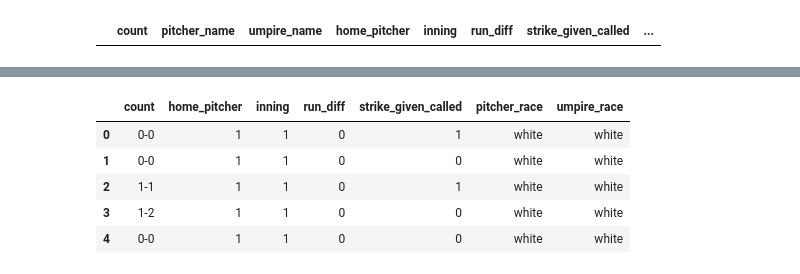
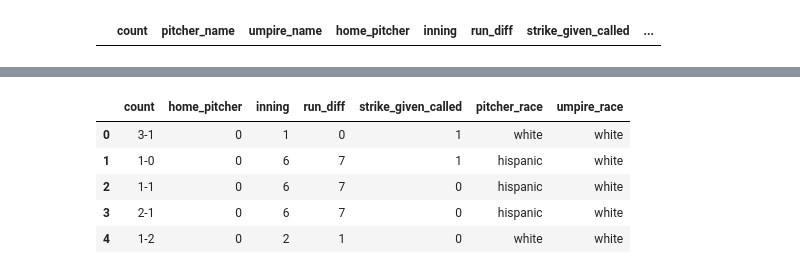
Before and after one commit to AshleyMcGee/MLB, a Jupyter notebook: merge_dataframes.ipynb, the cells around one changed output, grey strips where cells are left out. Cells and saved outputs as stored; diff of their text form; code cells hidden in the pictures.

Commit message:
Updated merge notebook to output new file

```diff
--- a/merge_dataframes.ipynb
+++ b/merge_dataframes.ipynb
@@ -225,7 +225,7 @@ False
 ### Merge with umpire data to get umpire race
 # %%
 # Load umpire data
-umpire_df = pd.read_csv("umpire_race.csv")
+umpire_df = pd.read_csv("data/umpire_race.csv")
 umpire_df.head()
 # %% [output]
 |  | Unnamed: 0 | umpire_name | umpire_race |
@@ -276,6 +276,3 @@ merge2_df.head()
 merge2_df[merge2_df.umpire_race.isna()]
 # %% [output]
 |  | count | pitcher_name | umpire_name | home_pitcher | inning | run_diff | strike_given_called | ... |
-# %%
-# Finally, drop extra columns and convert strike_given_called to 1 or 0 to save space
-merge2_df = merge2_df.drop(columns=['pitcher_name', 'umpire_name'])
@@ -283,0 +283,21 @@ merge2_df.strike_given_called = merge2_df.strike_given_called.apply(int)
+# %%
+# Obfuscate umpire names for future use
+# Drop pitcher names
+umpire_names = merge2_df.umpire_name.unique()
+perm = np.random.permutation(len(umpire_names))
+obf = {x: perm[i] for i,x in enumerate(umpire_names)}
+merge2_df.umpire_name = merge2_df.umpire_name.apply(lambda x: obf[x])
+
+# Order the data so that randomized umpire ids are in ascending order
+merge2_df = merge2_df.sort_values(by=['umpire_name'])
+
+# Remove the pitcher names
+merge2_df = merge2_df.drop(columns=['pitcher_name'])
+
+# Reset index
+merge2_df = merge2_df.reset_index(drop=True)
+
+# Convert strike_given_called to integer to save storage space
+merge2_df.strike_given_called = merge2_df.strike_given_called.apply(int)
+
+merge2_df.head()
@@ -284,11 +313,14 @@ merge2_df.strike_given_called = merge2_df.strike_given_called.apply(int)
+# %%
+# Drop extra column, prepare to write to file for original analysis notebook
+merge3_df = merge2_df.drop(columns=['umpire_name'])
 # %%
-merge2_df.head()
+merge3_df.head()
 # %% [output]
 |  | count | home_pitcher | inning | run_diff | strike_given_called | pitcher_race | umpire_race |
-| 0 | 0-0 | 1 | 1 | 0 | 1 | white | white |
-| 1 | 0-0 | 1 | 1 | 0 | 0 | white | white |
-| 2 | 1-1 | 1 | 1 | 0 | 1 | white | white |
-| 3 | 1-2 | 1 | 1 | 0 | 0 | white | white |
-| 4 | 0-0 | 1 | 1 | 0 | 0 | white | white |
+| 0 | 3-1 | 0 | 1 | 0 | 1 | white | white |
+| 1 | 1-0 | 0 | 6 | 7 | 1 | hispanic | white |
+| 2 | 1-1 | 0 | 6 | 7 | 0 | hispanic | white |
+| 3 | 2-1 | 0 | 6 | 7 | 0 | hispanic | white |
+| 4 | 1-2 | 0 | 2 | 1 | 0 | white | white |
 # %%
 # Write out csv
```
Also changed, not shown: parts of 11 cells of this notebook, 5 other files.
